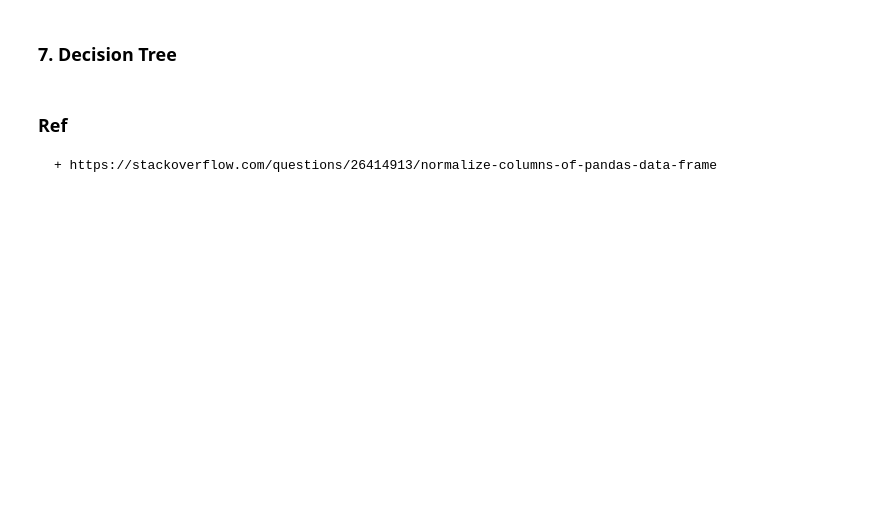
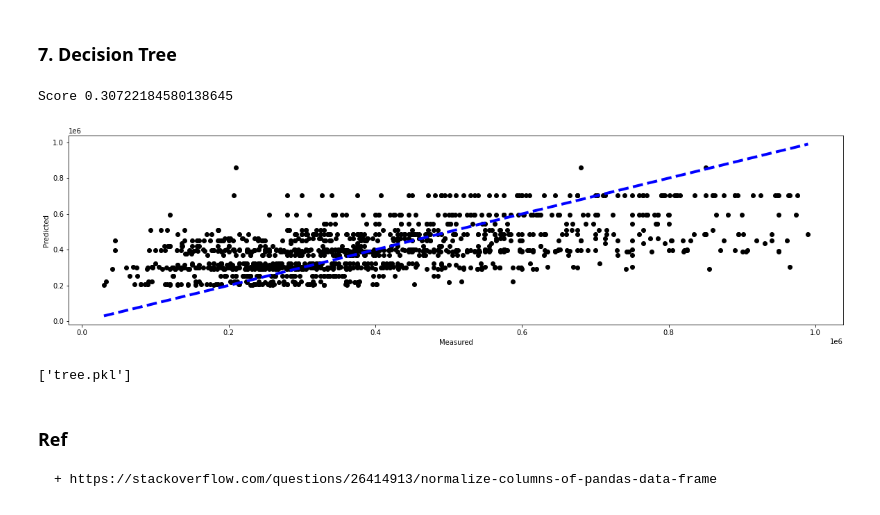
Before and after one commit to Harvard-DCE-BIWADA/S14A2021-Owen-Lester, a Jupyter notebook: lab2/notebooks/lab2_pricing_houses.ipynb, the cells around one changed output. Cells and saved outputs as stored; diff of their text form; code cells hidden in the pictures; blank space fills up the shorter version.

```diff
--- a/lab2/notebooks/lab2_pricing_houses.ipynb
+++ b/lab2/notebooks/lab2_pricing_houses.ipynb
@@ -299,3 +317,45 @@ joblib.dump(regr, 'regr.pkl')
+# %%
+# YOUR TURN
+# Run DecisionTreeRegressor
+# HINT: https://scikit-learn.org/stable/modules/generated/sklearn.tree.DecisionTreeRegressor.html
+from sklearn.tree import DecisionTreeRegressor
+
+# Create regressor
+X = filter_data[features]
+y = filter_data[label]
+
+X_train, X_test, y_train, y_test = train_test_split(X, y, test_size = 0.33)
+
+regr = DecisionTreeRegressor(min_samples_split = 200)
+
+
+# Fit
+
+regr.fit(X_train, y_train)
+
+# Predictions
+y_pred = regr.predict(X_test)
+
+# Score
+print("Score", regr.score(X_test, y_test))
+
+
+# Plot outputs (matplotlab - above)
+
+plt.figure(figsize=(20, 5))
+plt.scatter(y_test, y_pred, color='black')
+plt.plot([y_test.min(), y_test.max()], [y_test.min(), y_test.max()], 'k--', lw=4, color='blue')
+
+plt.ylabel('Predicted')
+plt.xlabel('Measured')
+plt.show()
+
+# Download model as pkl file
+joblib.dump(regr, 'tree.pkl')
+# %% [output]
+Score 0.30722184580138645
+[figure, added]
+['tree.pkl']
 # %% [markdown]
 ### Ref
     + https://stackoverflow.com/questions/26414913/normalize-columns-of-pandas-data-frame
```
Also changed, not shown: parts of 8 cells of this notebook, 29 other files.
